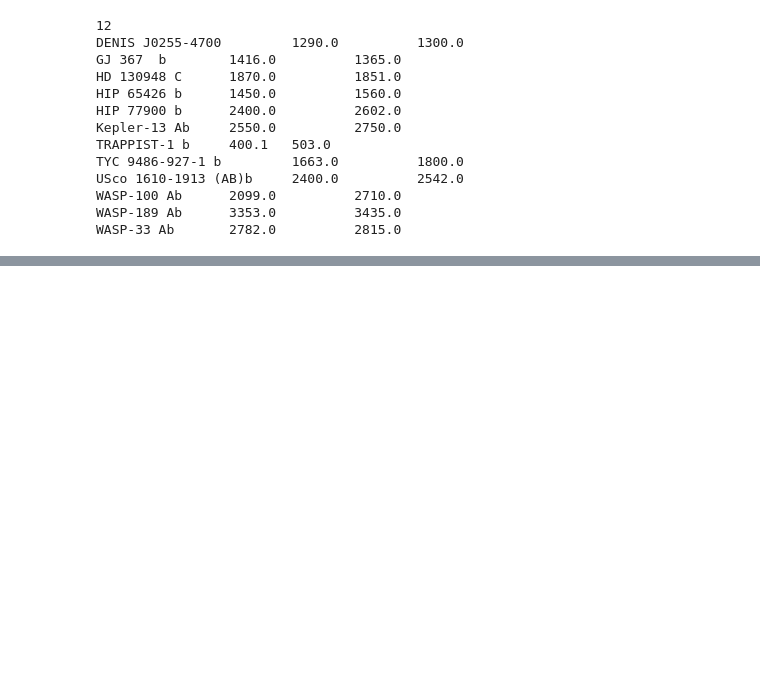
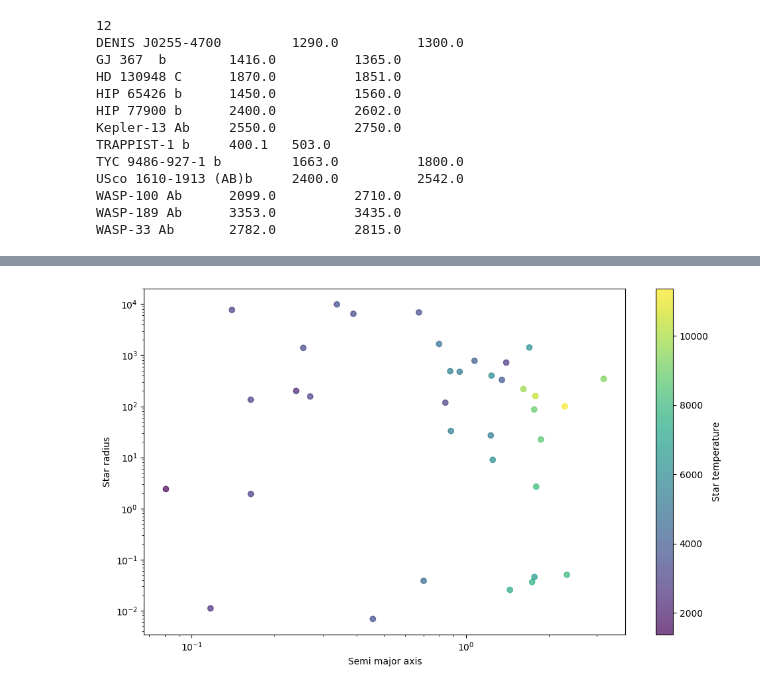
Before and after one commit to ArpanJohn/exo_search, a Jupyter notebook: Secondary analysis.ipynb, the cells around one changed output, grey strips where cells are left out. Cells and saved outputs as stored; diff of their text form; code cells hidden in the pictures; blank space fills up the shorter version.

```diff
--- a/Secondary analysis.ipynb
+++ b/Secondary analysis.ipynb
@@ -50,31 +131,7 @@ WASP-33 Ab       2782.0          2815.0
 # %%
 # dataframe with measured temps of planets
-df2 = df.dropna(subset=['temp_measured']).copy()
+df2 = df.dropna(subset=['temp_measured','star_radius','semi_major_axis','star_teff']).copy()
 
-def Gr(row):
-    """
-    gives the greenhouse effect based on
-    """
-    return 0
-
-
-def temp_model(row):
-    """
-    Calculate the equilibrium temperature of a planet based on stellar parameters and distance.
-
-    Parameters:
-    -----------
-    row: a row containing information of an exoplanet from the esa exoplanet catalog
-
-    Returns:
-    --------
-    float
-        The equilibrium temperature of the planet (in Kelvin).
-    """
-    R_star, r, T_star = row['star_radius']* 6.957e+8, row['semi_major_axis']* 1.496e+11, row['star_teff']
-    sigma = 5.670374419e-8 # Stephan-Boltzman constant in SI
-    Ab = 0.3            #0.5 if row['mass'] > 10/317.906 else 0.3 # rocky proxy: approximating albedo based on solar system measurements
-    return (((1-Ab)/4) * (R_star/r)**2 * T_star**4 + Gr(row) / sigma) ** 0.25
 
 # Add the "model_temperature" column using the temp_model function
 df2.loc[:,'model_temp'] = df2.apply(lambda row: temp_model(row), axis=1)
@@ -95,8 +152,8 @@ for _, row in df2.iterrows():
     if not np.isnan(row['model_temp']):
         # Calculate percentage error
         p_err = np.abs((row['temp_measured'] - row['model_temp']) / row['temp_measured'] * 100)
-        if p_err > 50:
-            continue
+        # if p_err > 50:
+        #     continue
         c += 1
         # Append data to the table
         table_data.append([
@@ -111,6 +168,7 @@ for _, row in df2.iterrows():
             f"{row['star_teff']:.2f}",
             f"{row['star_distance']:.2f}",
             f"{row['molecules']}",
+            f"{row['geometric_albedo']}",
         ])
 
 # Define headers
@@ -125,7 +183,8 @@ headers = [
     "Star Radius",
     "Star Temp (K)",
     "star_distance",
-    "molecules"
+    "molecules",
+    "geometric_albedo"
 ]
 
 # Print the table
@@ -274,0 +425,13 @@ displayed 30 rows
+# %%
+plt.figure(figsize=(10, 6))
+scatter = plt.scatter(sr, sma, c=st, cmap='viridis', alpha=0.7)
+plt.colorbar(scatter, label='Star temperature')
+plt.xlabel('Semi major axis')
+plt.ylabel('Star radius')
+plt.yscale('log')
+plt.xscale('log')
+
+plt.tight_layout()
+plt.show()
+# %% [output]
+[figure, added]
```
Also changed, not shown: parts of 13 cells of this notebook, 3 other files.
